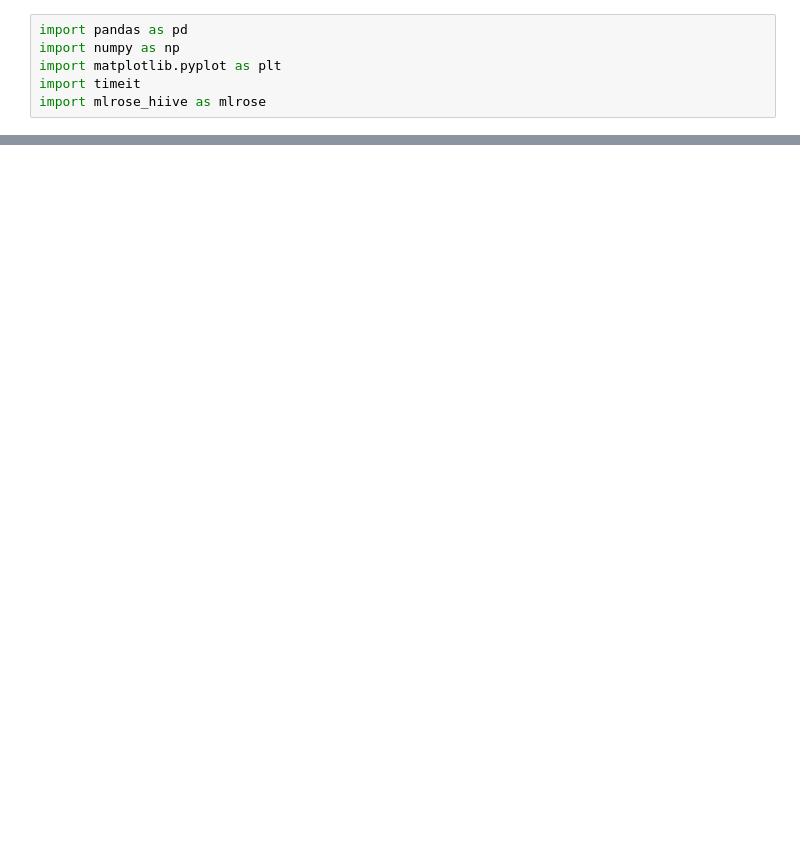
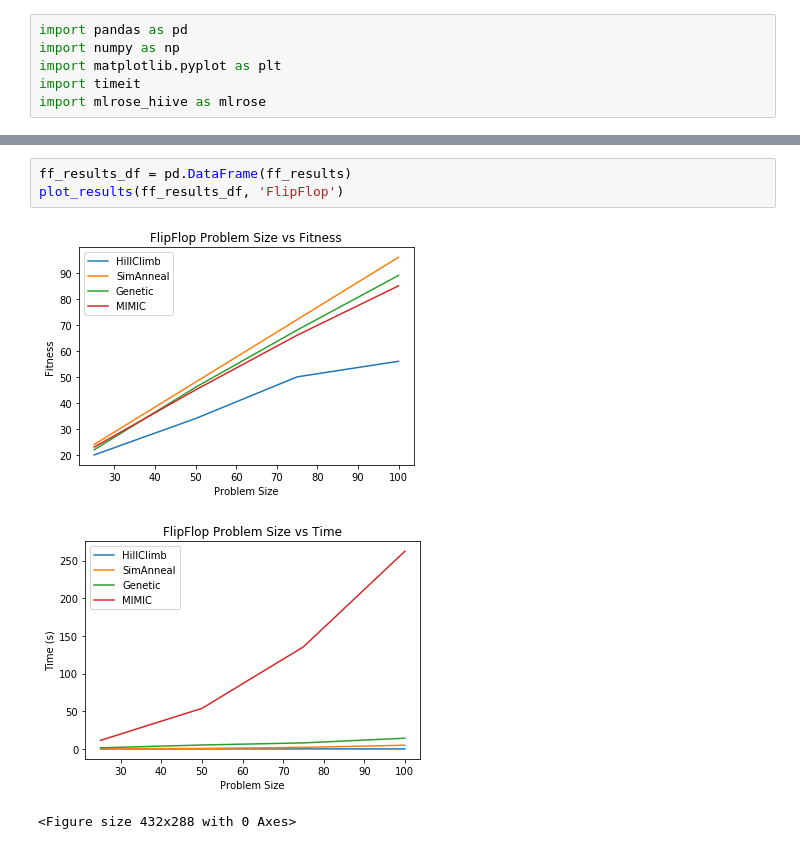
Before and after one commit to pparr/ml-randomized-optimization, a Jupyter notebook: notebooks/random-optimization-problems.ipynb, the cells around one changed output, grey strips where cells are left out. Drawn from its saved outputs; the diff is of its cells as text; blank space fills up the shorter version.

```diff
--- a/notebooks/random-optimization-problems.ipynb
+++ b/notebooks/random-optimization-problems.ipynb
@@ -147,0 +338,7 @@ def plot_results(results):
+# %%
+ff_results_df = pd.DataFrame(ff_results)
+plot_results(ff_results_df, 'FlipFlop')
+# %% [output]
+[figure, added]
+[figure, added]
+<Figure size 432x288 with 0 Axes>
```
Also changed, not shown: parts of 12 cells of this notebook, 12 other files.
